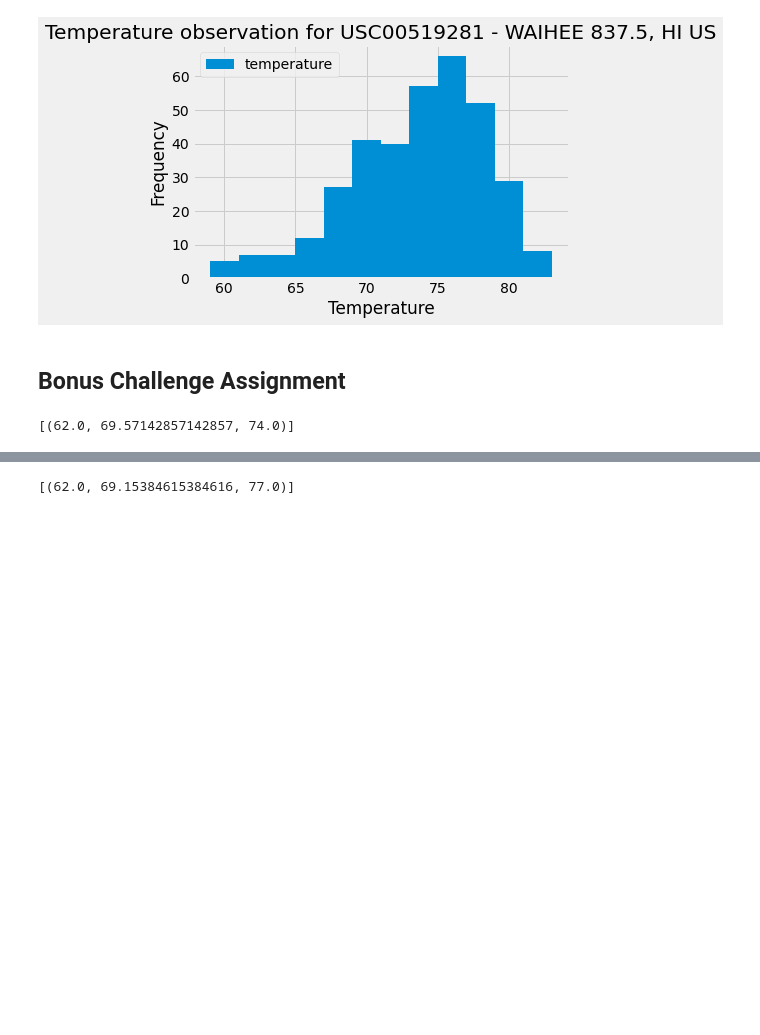
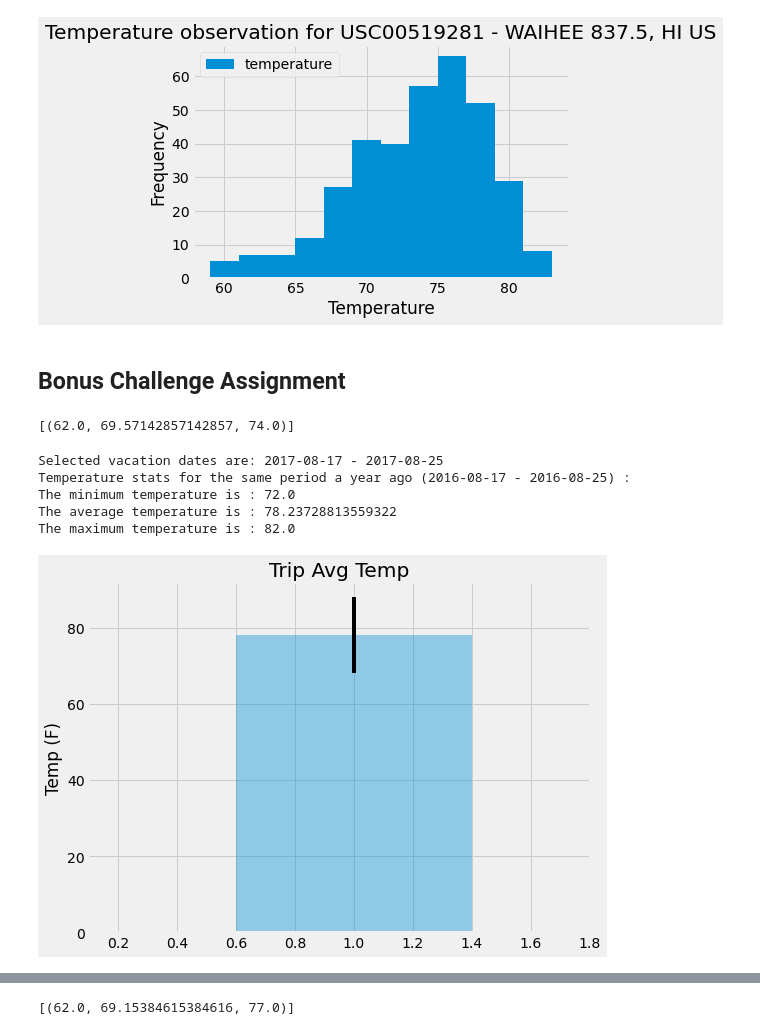
Before and after one commit to denisedemirkol/sqlalchemy-challenge, a Jupyter notebook: climate_starter.ipynb, the cells around one changed output, grey strips where cells are left out. Drawn from its saved outputs; the diff is of its cells as text; code cells hidden in the pictures; blank space fills up the shorter version.

```diff
--- a/climate_starter.ipynb
+++ b/climate_starter.ipynb
@@ -308,8 +306,58 @@ print(calc_temps('2012-02-28', '2012-03-05'))
+# %%
+# Use your previous function `calc_temps` to calculate the tmin, tavg, and tmax
+# for your trip using the previous year's data for those same dates.
+
+vacation_start_date = '2017-08-17'
+vacation_end_date   = '2017-08-25'
+
+calc_start_date = dt.datetime.strptime(vacation_start_date, '%Y-%m-%d') - relativedelta(years=1)
+calc_start_date = calc_start_date.strftime( '%Y-%m-%d')
+
+calc_end_date = dt.datetime.strptime(vacation_end_date, '%Y-%m-%d') - relativedelta(years=1)
+calc_end_date = calc_end_date.strftime( '%Y-%m-%d')
+
+print(f'Selected vacation dates are: {vacation_start_date} - {vacation_end_date}')
+
+print(f'Temperature stats for the same period a year ago ({calc_start_date} - {calc_end_date}) : ')
+
+
+s = str((calc_temps(calc_start_date, calc_end_date))[0]).split(',')
+
+min_temp=s[0].replace('(', '')
+print(f'The minimum temperature is : {min_temp}')
+
+avg_temp=s[1].replace(' ', '').replace(' ','')
+print(f'The average temperature is : {avg_temp}')
+
+max_temp = s[2].replace(')', '').replace(' ','')
+print(f'The maximum temperature is : {max_temp}')
+# %% [output]
+Selected vacation dates are: 2017-08-17 - 2017-08-25
+Temperature stats for the same period a year ago (2016-08-17 - 2016-08-25) :
+The minimum temperature is : 72.0
+The average temperature is : 78.23728813559322
+The maximum temperature is : 82.0
 # %%
 # Plot the results from your previous query as a bar chart.
 # Use "Trip Avg Temp" as your Title
 # Use the average temperature for the y value
 # Use the peak-to-peak (tmax-tmin) value as the y error bar (yerr)
+
+mean      = float(avg_temp)
+peak2peak = float(max_temp) - float(min_temp)
+x_pos     = 1
+
+plt.figure(figsize=(8,6))
+
+
+plt.title("Trip Avg Temp")
+plt.ylabel("Temp (F)")
+plt.xlim(.10 , 1.8)
+plt.ylim(0,round(float(max_temp) + 10))
+
+mytrip_temp = plt.bar(x_pos, mean, yerr=peak2peak,  align="center", alpha=0.4)
+# %% [output]
+[figure, added]
 # %%
 # Calculate the total amount of rainfall per weather station for your trip dates using the previous year's matching dates.
 # Sort this in descending order by precipitation amount and list the station, name, latitude, longitude, and elevation
```
Also changed, not shown: parts of 3 cells of this notebook.
